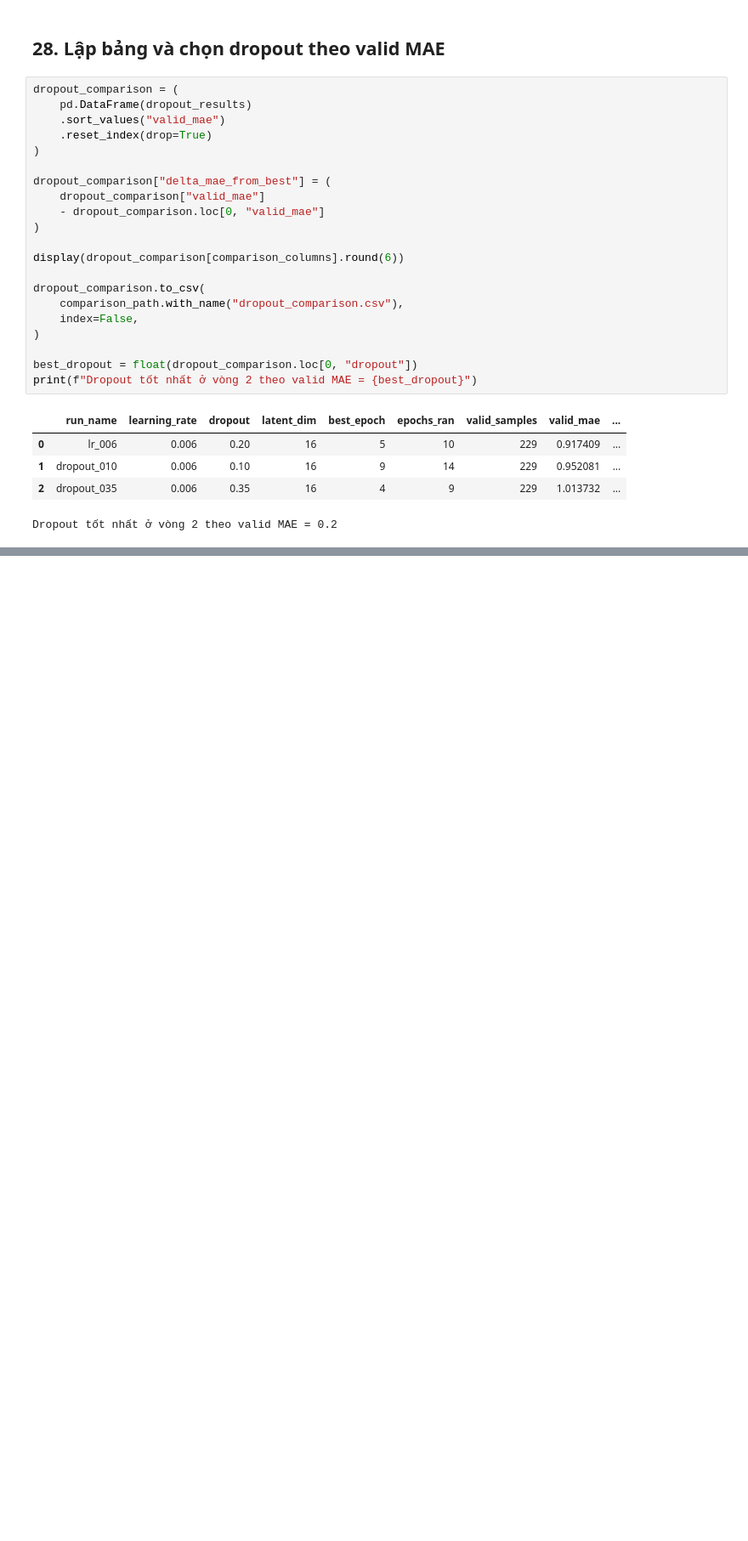
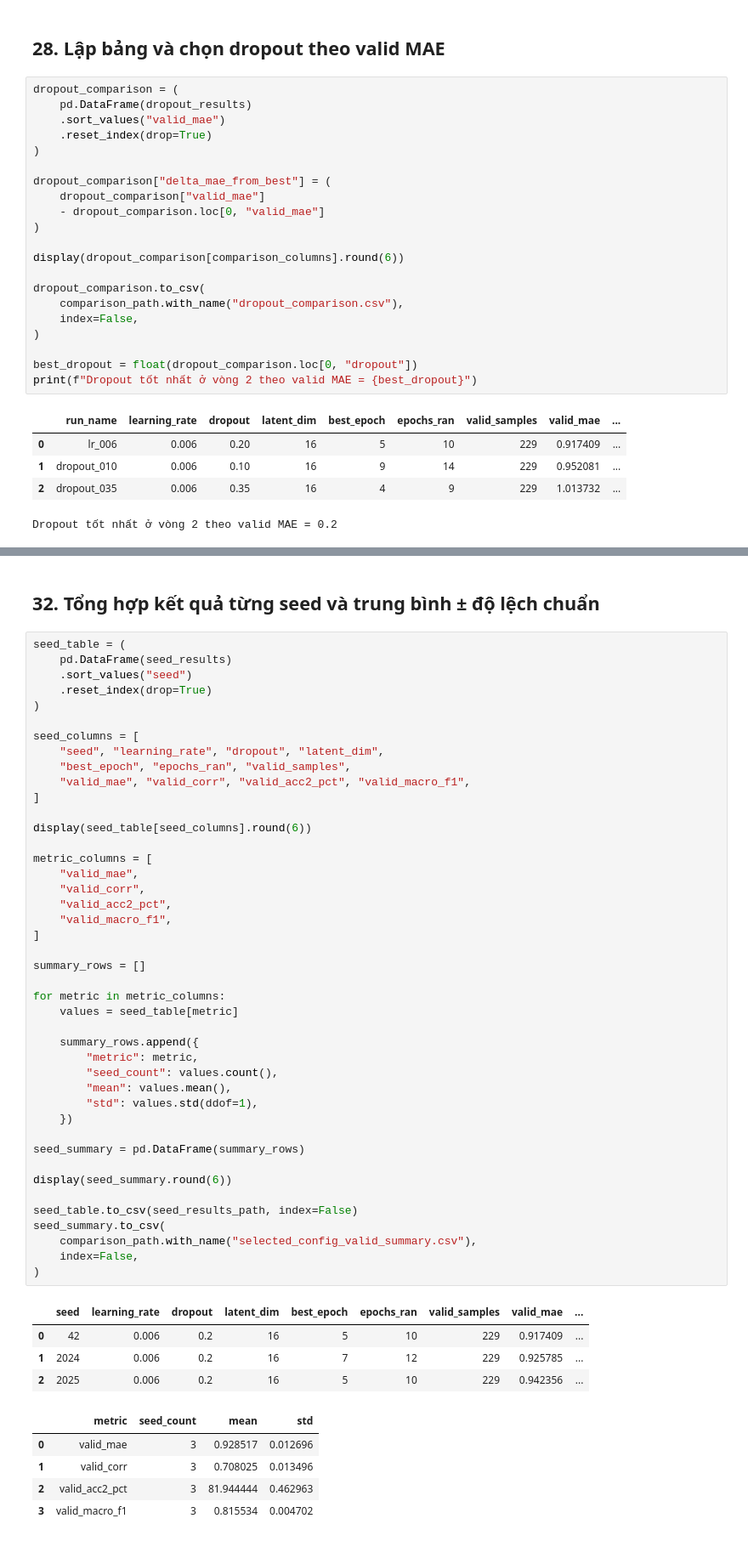
Before and after one commit to danghau2512/DataMining-MSA, a Jupyter notebook: src/notebooks/03_Train_Model_DeepCU.ipynb, the cells around one changed output, grey strips where cells are left out. Shown at 85% size. Saved outputs shown, nothing was run; the diff lists cells and outputs as text; blank space fills up the shorter version.

```diff
--- a/src/notebooks/03_Train_Model_DeepCU.ipynb
+++ b/src/notebooks/03_Train_Model_DeepCU.ipynb
@@ -1362,0 +1495,55 @@ Dropout tốt nhất ở vòng 2 theo valid MAE = 0.2
+# %% [markdown]
+## 32. Tổng hợp kết quả từng seed và trung bình ± độ lệch chuẩn
+# %%
+seed_table = (
+    pd.DataFrame(seed_results)
+    .sort_values("seed")
+    .reset_index(drop=True)
+)
+
+seed_columns = [
+    "seed", "learning_rate", "dropout", "latent_dim",
+    "best_epoch", "epochs_ran", "valid_samples",
+    "valid_mae", "valid_corr", "valid_acc2_pct", "valid_macro_f1",
+]
+
+display(seed_table[seed_columns].round(6))
+
+metric_columns = [
+    "valid_mae",
+    "valid_corr",
+    "valid_acc2_pct",
+    "valid_macro_f1",
+]
+
+summary_rows = []
+
+for metric in metric_columns:
+    values = seed_table[metric]
+
+    summary_rows.append({
+        "metric": metric,
+        "seed_count": values.count(),
+        "mean": values.mean(),
+        "std": values.std(ddof=1),
+    })
+
+seed_summary = pd.DataFrame(summary_rows)
+
+display(seed_summary.round(6))
+
+seed_table.to_csv(seed_results_path, index=False)
+seed_summary.to_csv(
+    comparison_path.with_name("selected_config_valid_summary.csv"),
+    index=False,
+)
+# %% [output]
+|  | seed | learning_rate | dropout | latent_dim | best_epoch | epochs_ran | valid_samples | valid_mae | ... |
+| 0 | 42 | 0.006 | 0.2 | 16 | 5 | 10 | 229 | 0.917409 | ... |
+| 1 | 2024 | 0.006 | 0.2 | 16 | 7 | 12 | 229 | 0.925785 | ... |
+| 2 | 2025 | 0.006 | 0.2 | 16 | 5 | 10 | 229 | 0.942356 | ... |
+|  | metric | seed_count | mean | std |
+| 0 | valid_mae | 3 | 0.928517 | 0.012696 |
+| 1 | valid_corr | 3 | 0.708025 | 0.013496 |
+| 2 | valid_acc2_pct | 3 | 81.944444 | 0.462963 |
+| 3 | valid_macro_f1 | 3 | 0.815534 | 0.004702 |
```
Also changed, not shown: parts of 15 cells of this notebook.
